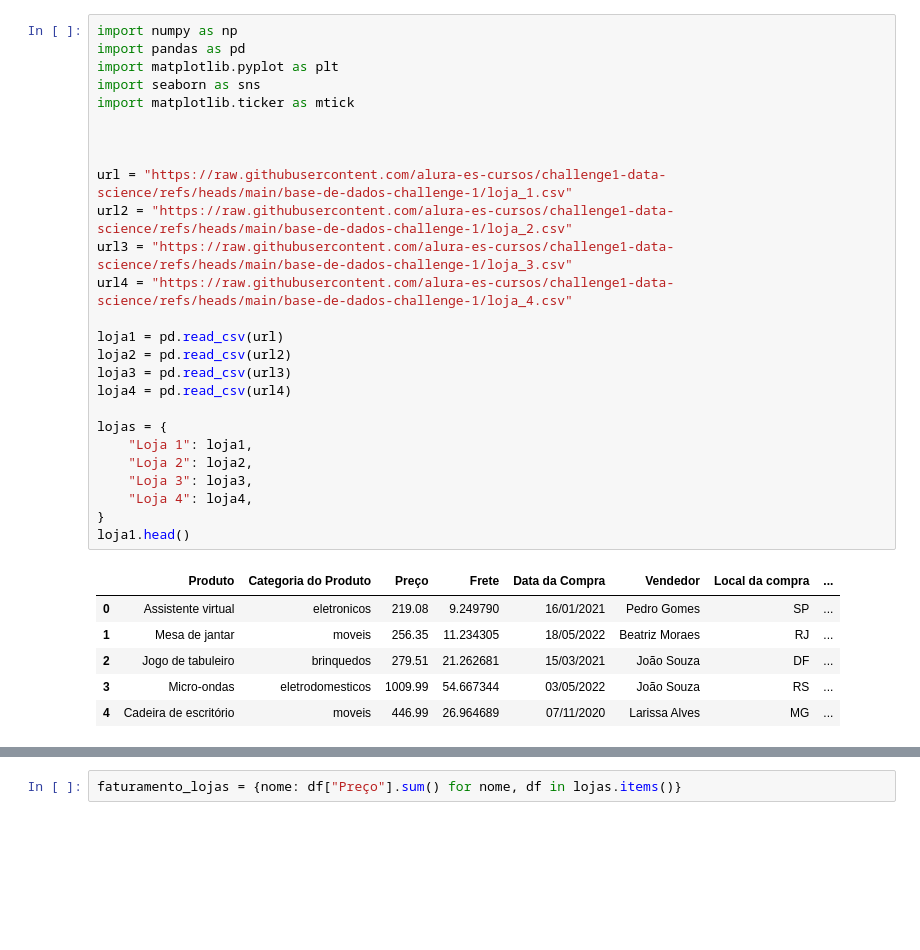
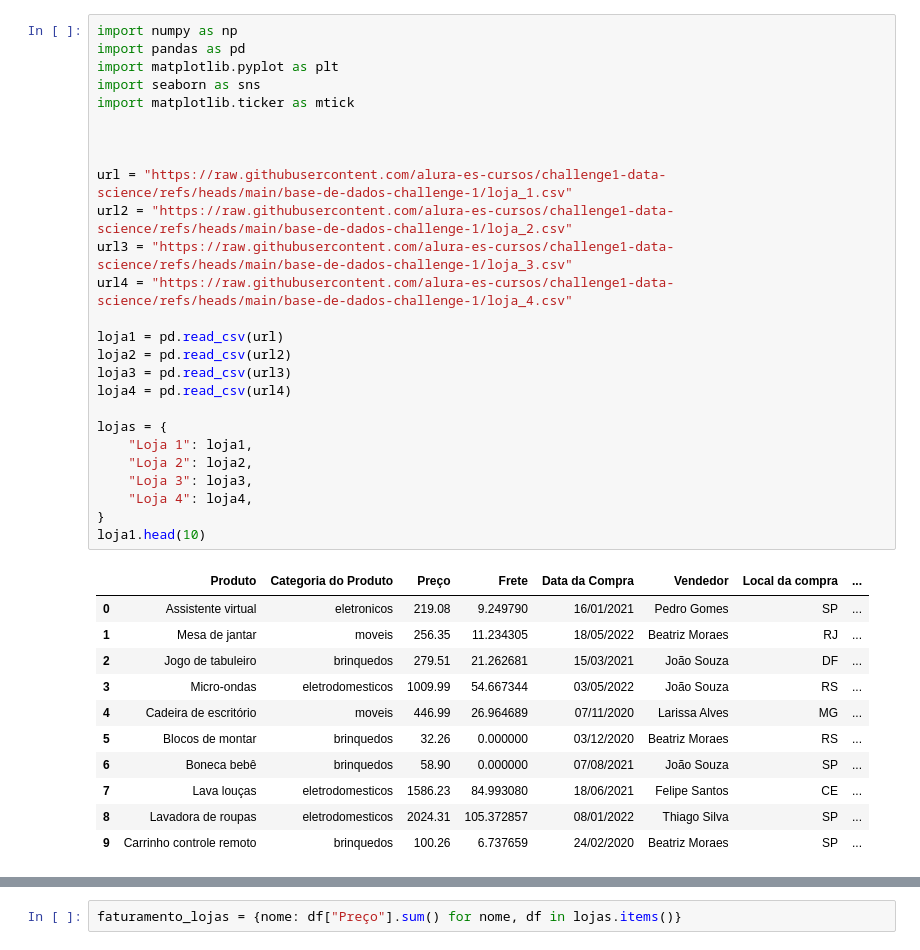
Before and after one commit to SScliff/Projeto_DataScience_alura, a Jupyter notebook: AluraStoreBr.ipynb, the cells around one changed output, grey strips where cells are left out. Drawn from its saved outputs; the diff is of its cells as text; blank space fills up the shorter version.

```diff
--- a/AluraStoreBr.ipynb
+++ b/AluraStoreBr.ipynb
@@ -7,31 +33,36 @@ import numpy as np
 import pandas as pd
 import matplotlib.pyplot as plt
 import seaborn as sns
 import matplotlib.ticker as mtick
 
 
 
 url = "https://raw.githubusercontent.com/alura-es-cursos/challenge1-data-science/refs/heads/main/base-de-dados-challenge-1/loja_1.csv"
 url2 = "https://raw.githubusercontent.com/alura-es-cursos/challenge1-data-science/refs/heads/main/base-de-dados-challenge-1/loja_2.csv"
 url3 = "https://raw.githubusercontent.com/alura-es-cursos/challenge1-data-science/refs/heads/main/base-de-dados-challenge-1/loja_3.csv"
 url4 = "https://raw.githubusercontent.com/alura-es-cursos/challenge1-data-science/refs/heads/main/base-de-dados-challenge-1/loja_4.csv"
 
 loja1 = pd.read_csv(url)
 loja2 = pd.read_csv(url2)
 loja3 = pd.read_csv(url3)
 loja4 = pd.read_csv(url4)
 
 lojas = {
     "Loja 1": loja1,
     "Loja 2": loja2,
     "Loja 3": loja3,
     "Loja 4": loja4,
 }
-loja1.head()
+loja1.head(10)
 # %% [output]
 |  | Produto | Categoria do Produto | Preço | Frete | Data da Compra | Vendedor | Local da compra | ... |
 | 0 | Assistente virtual | eletronicos | 219.08 | 9.249790 | 16/01/2021 | Pedro Gomes | SP | ... |
 | 1 | Mesa de jantar | moveis | 256.35 | 11.234305 | 18/05/2022 | Beatriz Moraes | RJ | ... |
 | 2 | Jogo de tabuleiro | brinquedos | 279.51 | 21.262681 | 15/03/2021 | João Souza | DF | ... |
 | 3 | Micro-ondas | eletrodomesticos | 1009.99 | 54.667344 | 03/05/2022 | João Souza | RS | ... |
 | 4 | Cadeira de escritório | moveis | 446.99 | 26.964689 | 07/11/2020 | Larissa Alves | MG | ... |
+| 5 | Blocos de montar | brinquedos | 32.26 | 0.000000 | 03/12/2020 | Beatriz Moraes | RS | ... |
+| 6 | Boneca bebê | brinquedos | 58.90 | 0.000000 | 07/08/2021 | João Souza | SP | ... |
+| 7 | Lava louças | eletrodomesticos | 1586.23 | 84.993080 | 18/06/2021 | Felipe Santos | CE | ... |
+| 8 | Lavadora de roupas | eletrodomesticos | 2024.31 | 105.372857 | 08/01/2022 | Thiago Silva | SP | ... |
+| 9 | Carrinho controle remoto | brinquedos | 100.26 | 6.737659 | 24/02/2020 | Beatriz Moraes | SP | ... |
```
Also changed, not shown: parts of 17 cells of this notebook.
